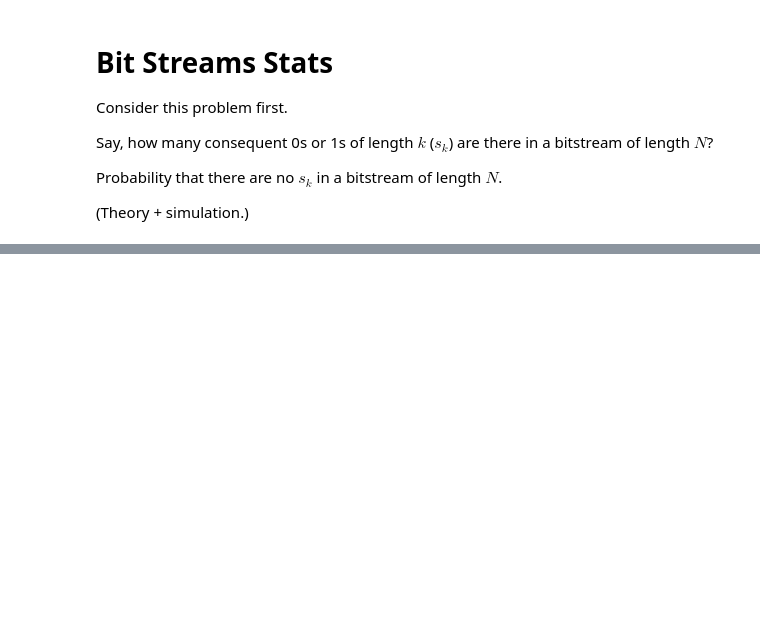
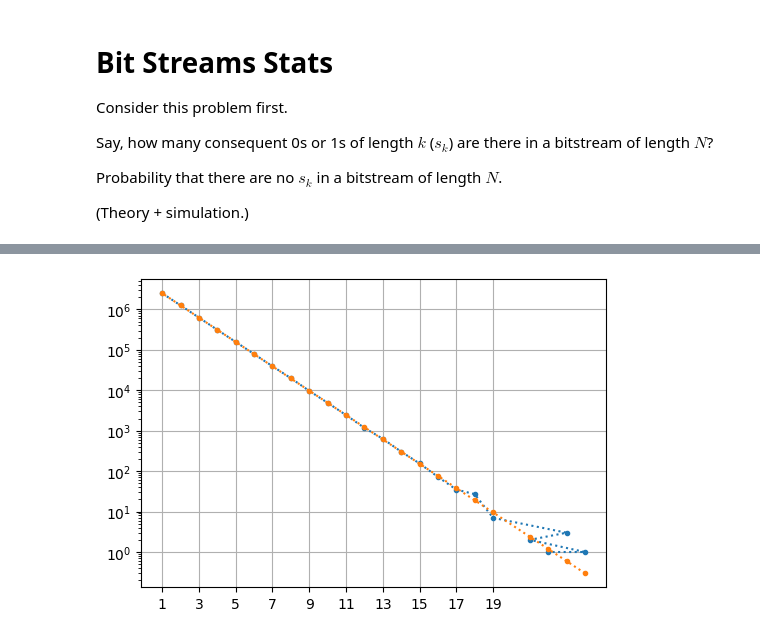
Before and after one commit to rayannott/statistics-playground, a Jupyter notebook: simple_compression.ipynb, the cells around one changed output, grey strips where cells are left out. Saved outputs shown, nothing was run; the diff lists cells and outputs as text; code cells hidden in the pictures; blank space fills up the shorter version.

```diff
--- a/simple_compression.ipynb
+++ b/simple_compression.ipynb
@@ -11,7 +12,8 @@ plt.rcParams["figure.figsize"] = (6, 4)
 Consider a stream (sequence) of 0s and 1s of length $N$.
 # %%
 random.seed(42)
-code = random.choices(range(2), k=1_000_000)
+N = 10_000_000
+code = random.choices(range(2), k=N)
 print(code[:11])
 # %% [output]
 [1, 0, 0, 0, 1, 1, 1, 0, 0, 0, 0]
@@ -118,3 +120,7 @@ Say, how many consequent 0s or 1s of length $k$ ($s_k$) are there in a bitstream
 Probability that there are no $s_k$ in a bitstream of length $N$.
 
 (Theory + simulation.)
+# %%
+groups_code = group(code)
+
+s_k_counts = Counter(k for _, k in groups_code)
@@ -120,0 +147,10 @@ Probability that there are no $s_k$ in a bitstream of length $N$.
+# %%
+def theoretical_count(k: int, N: int) -> float:
+    return N / (2 ** (k + 1))
+
+
+theoretical_counts = {k: theoretical_count(k, N) for k in sorted(s_k_counts.keys(), reverse=True)}
+
+
+for k in sorted(s_k_counts):
+    print(f"{k}: {s_k_counts[k]:,} {theoretical_counts[k]:,}")
@@ -120,0 +175,10 @@ Probability that there are no $s_k$ in a bitstream of length $N$.
+# %%
+plt.plot(*zip(*s_k_counts.most_common()), '.:')
+plt.plot(*zip(*theoretical_counts.items()), '.:')
+
+plt.xticks(range(1, 20, 2))
+plt.yscale('log')
+plt.grid()
+plt.show()
+# %% [output]
+[figure, added]
```
Also changed, not shown: parts of 4 cells of this notebook.
